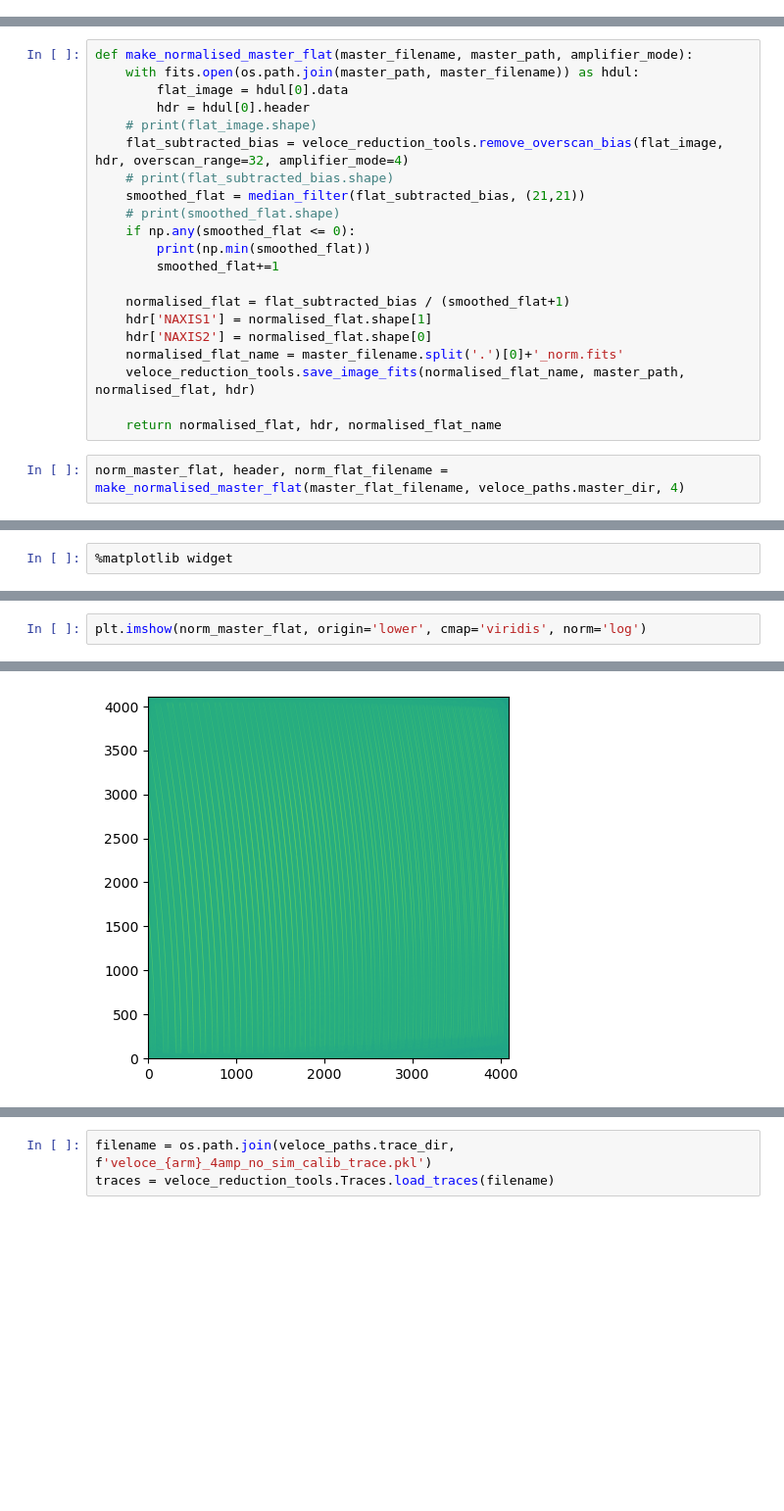
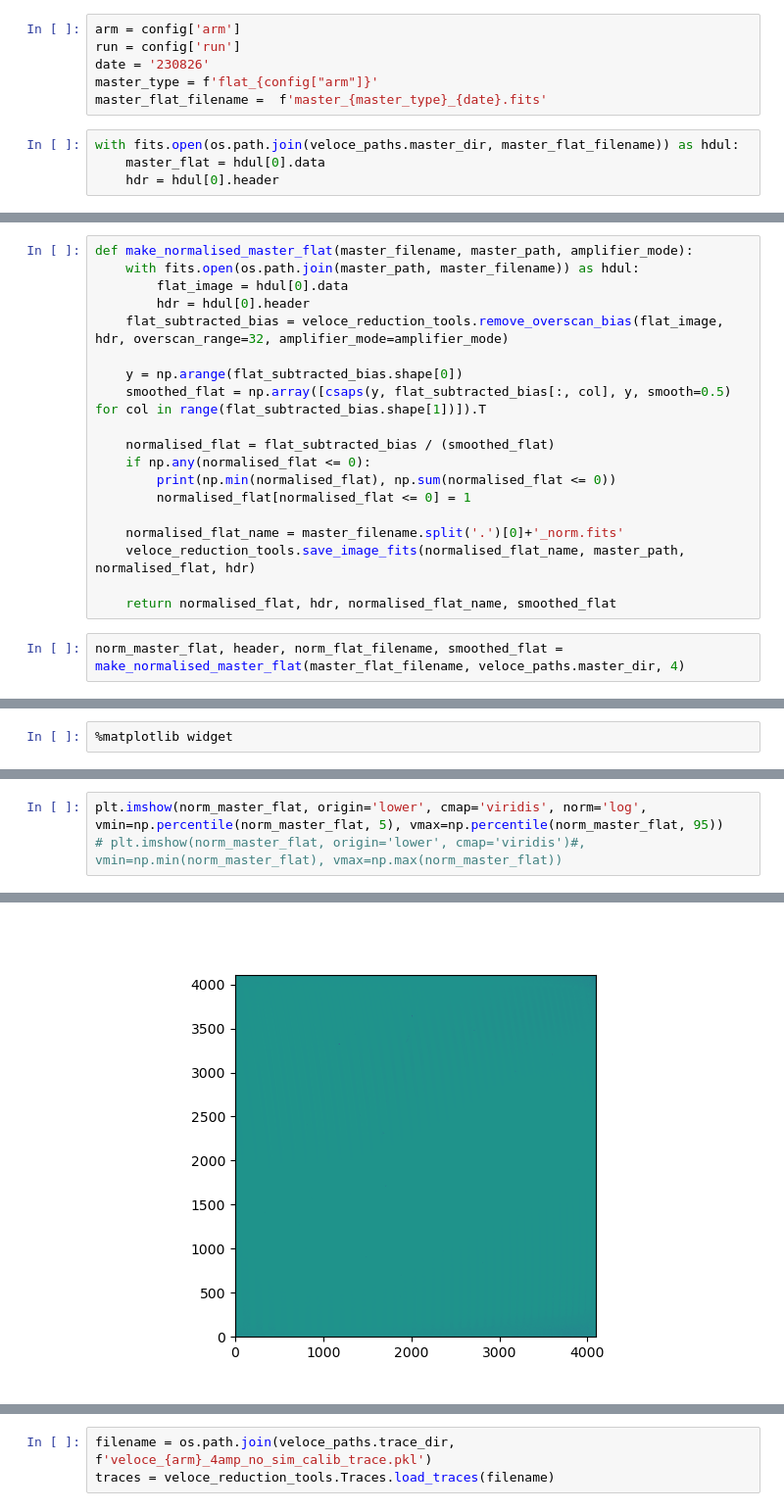
Before and after one commit to joakru-astro/veloce_reduction, a Jupyter notebook: veloce_reduction.ipynb, the cells around one changed output, grey strips where cells are left out. Shown at 98% size. Saved outputs shown, nothing was run; the diff lists cells and outputs as text; blank space fills up the shorter version.

Commit message:
Added Flatfielding to the reduction pipeline

```diff
--- a/veloce_reduction.ipynb
+++ b/veloce_reduction.ipynb
@@ -133,6 +131,16 @@ for date in obs_list[master_type].keys():
                             master_type, veloce_paths.raw_parent_dir, run, date, arm)
         master_flat_filename =  f'master_{master_type}_{date}.fits'
         veloce_reduction_tools.save_image_fits(master_flat_filename, veloce_paths.master_dir, master_flat, hdr)
+# %%
+arm = config['arm']
+run = config['run']
+date = '230826'
+master_type = f'flat_{config["arm"]}'
+master_flat_filename =  f'master_{master_type}_{date}.fits'
+# %%
+with fits.open(os.path.join(veloce_paths.master_dir, master_flat_filename)) as hdul:
+    master_flat = hdul[0].data
+    hdr = hdul[0].header
 # %%
 plt.imshow(master_flat)
 # %% [output]
@@ -145,24 +161,22 @@ def make_normalised_master_flat(master_filename, master_path, amplifier_mode):
     with fits.open(os.path.join(master_path, master_filename)) as hdul:
         flat_image = hdul[0].data
         hdr = hdul[0].header
-    # print(flat_image.shape)
-    flat_subtracted_bias = veloce_reduction_tools.remove_overscan_bias(flat_image, hdr, overscan_range=32, amplifier_mode=4)
-    # print(flat_subtracted_bias.shape)
-    smoothed_flat = median_filter(flat_subtracted_bias, (21,21))
-    # print(smoothed_flat.shape)
-    if np.any(smoothed_flat <= 0):
-        print(np.min(smoothed_flat))
-        smoothed_flat+=1
+    flat_subtracted_bias = veloce_reduction_tools.remove_overscan_bias(flat_image, hdr, overscan_range=32, amplifier_mode=amplifier_mode)
 
-    normalised_flat = flat_subtracted_bias / (smoothed_flat+1)
-    hdr['NAXIS1'] = normalised_flat.shape[1]
-    hdr['NAXIS2'] = normalised_flat.shape[0]
+    y = np.arange(flat_subtracted_bias.shape[0])
+    smoothed_flat = np.array([csaps(y, flat_subtracted_bias[:, col], y, smooth=0.5) for col in range(flat_subtracted_bias.shape[1])]).T
+
+    normalised_flat = flat_subtracted_bias / (smoothed_flat)
+    if np.any(normalised_flat <= 0):
+        print(np.min(normalised_flat), np.sum(normalised_flat <= 0))
+        normalised_flat[normalised_flat <= 0] = 1
+
     normalised_flat_name = master_filename.split('.')[0]+'_norm.fits'
     veloce_reduction_tools.save_image_fits(normalised_flat_name, master_path, normalised_flat, hdr)
 
-    return normalised_flat, hdr, normalised_flat_name
+    return normalised_flat, hdr, normalised_flat_name, smoothed_flat
 # %%
-norm_master_flat, header, norm_flat_filename = make_normalised_master_flat(master_flat_filename, veloce_paths.master_dir, 4)
+norm_master_flat, header, norm_flat_filename, smoothed_flat = make_normalised_master_flat(master_flat_filename, veloce_paths.master_dir, 4)
 # %% [output]
 Gain for quadrant 1: 1.01
 Gain for quadrant 2: 1.01
@@ -173,5 +211,6 @@ Gain for quadrant 4: 1.01
 # %%
-plt.imshow(norm_master_flat, origin='lower', cmap='viridis', norm='log')
+plt.imshow(norm_master_flat, origin='lower', cmap='viridis', norm='log', vmin=np.percentile(norm_master_flat, 5), vmax=np.percentile(norm_master_flat, 95))
+# plt.imshow(norm_master_flat, origin='lower', cmap='viridis')#, vmin=np.min(norm_master_flat), vmax=np.max(norm_master_flat))
 # %% [output]
 <matplotlib.image.AxesImage at 0x...>
-[figure, old version]
+[figure, new version]
```
Also changed, not shown: parts of 19 cells of this notebook, 6 other files.
